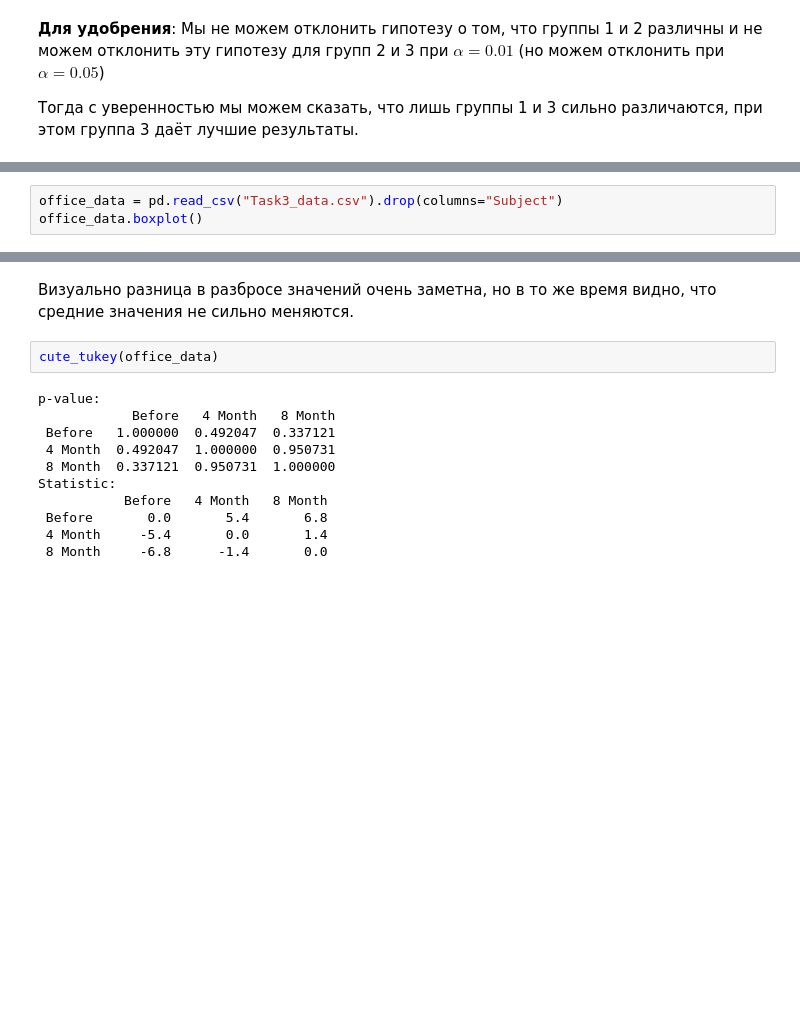
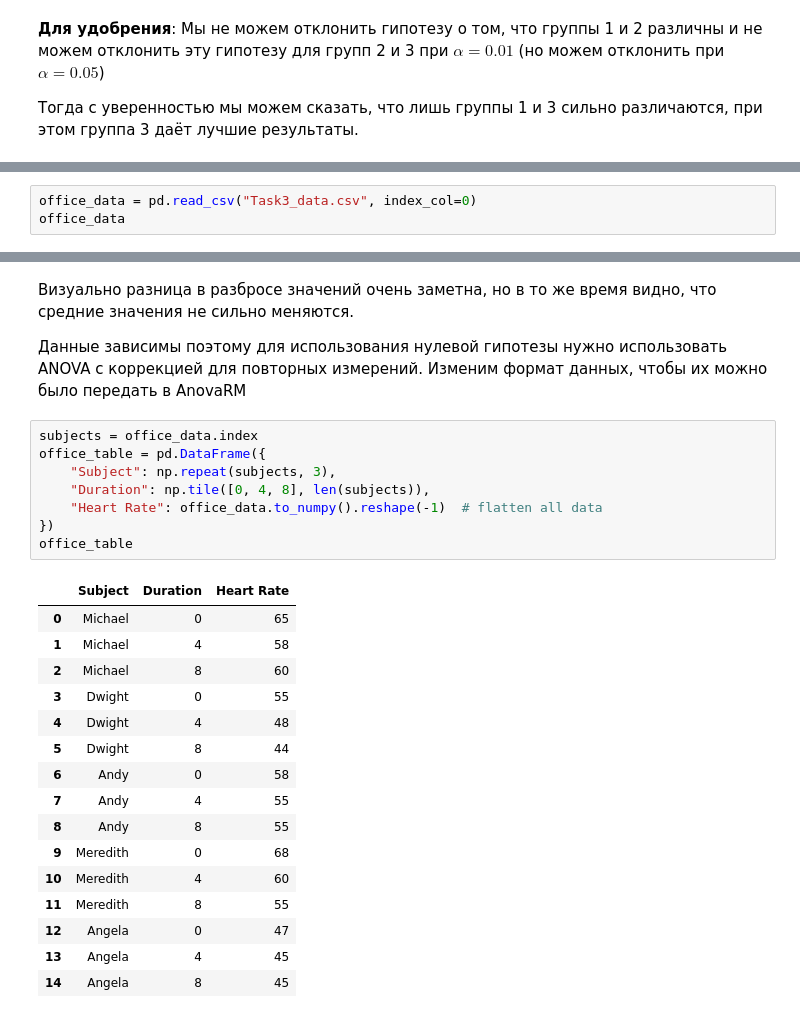
Before and after one commit to BurnBirdX7/statistics, a Jupyter notebook: src/Homework3.ipynb, the cells around one changed output, grey strips where cells are left out. Saved outputs shown, nothing was run; the diff lists cells and outputs as text; blank space fills up the shorter version.

Commit message:
Fixed hw3.task3

```diff
--- a/src/Homework3.ipynb
+++ b/src/Homework3.ipynb
@@ -236,4 +236,4 @@ Fertilizer 3      0.599126      0.422957      0.000000
 # %%
-office_data = pd.read_csv("Task3_data.csv").drop(columns="Subject")
-office_data.boxplot()
+office_data = pd.read_csv("Task3_data.csv", index_col=0)
+office_data
 # %% [output]
@@ -242,15 +252,30 @@ office_data.boxplot()
 # %% [markdown]
 Визуально разница в разбросе значений очень заметна, но в то же время видно, что средние значения не сильно меняются.
+
+Данные зависимы поэтому для использования нулевой гипотезы нужно использовать ANOVA с коррекцией для повторных измерений.
+Изменим формат данных, чтобы их можно было передать в AnovaRM
-# %%
-cute_tukey(office_data)
-# %% [output]
-p-value:
-            Before   4 Month   8 Month
- Before   1.000000  0.492047  0.337121
- 4 Month  0.492047  1.000000  0.950731
- 8 Month  0.337121  0.950731  1.000000
-Statistic:
-           Before   4 Month   8 Month
- Before       0.0       5.4       6.8
- 4 Month     -5.4       0.0       1.4
- 8 Month     -6.8      -1.4       0.0
+# %%
+subjects = office_data.index
+office_table = pd.DataFrame({
+    "Subject": np.repeat(subjects, 3),
+    "Duration": np.tile([0, 4, 8], len(subjects)),
+    "Heart Rate": office_data.to_numpy().reshape(-1)  # flatten all data
+})
+office_table
+# %% [output]
+|  | Subject | Duration | Heart Rate |
+| 0 | Michael | 0 | 65 |
+| 1 | Michael | 4 | 58 |
+| 2 | Michael | 8 | 60 |
+| 3 | Dwight | 0 | 55 |
+| 4 | Dwight | 4 | 48 |
+| 5 | Dwight | 8 | 44 |
+| 6 | Andy | 0 | 58 |
+| 7 | Andy | 4 | 55 |
+| 8 | Andy | 8 | 55 |
+| 9 | Meredith | 0 | 68 |
+| 10 | Meredith | 4 | 60 |
+| 11 | Meredith | 8 | 55 |
+| 12 | Angela | 0 | 47 |
+| 13 | Angela | 4 | 45 |
+| 14 | Angela | 8 | 45 |
```
Also changed, not shown: parts of 13 cells of this notebook, 1 other file.
